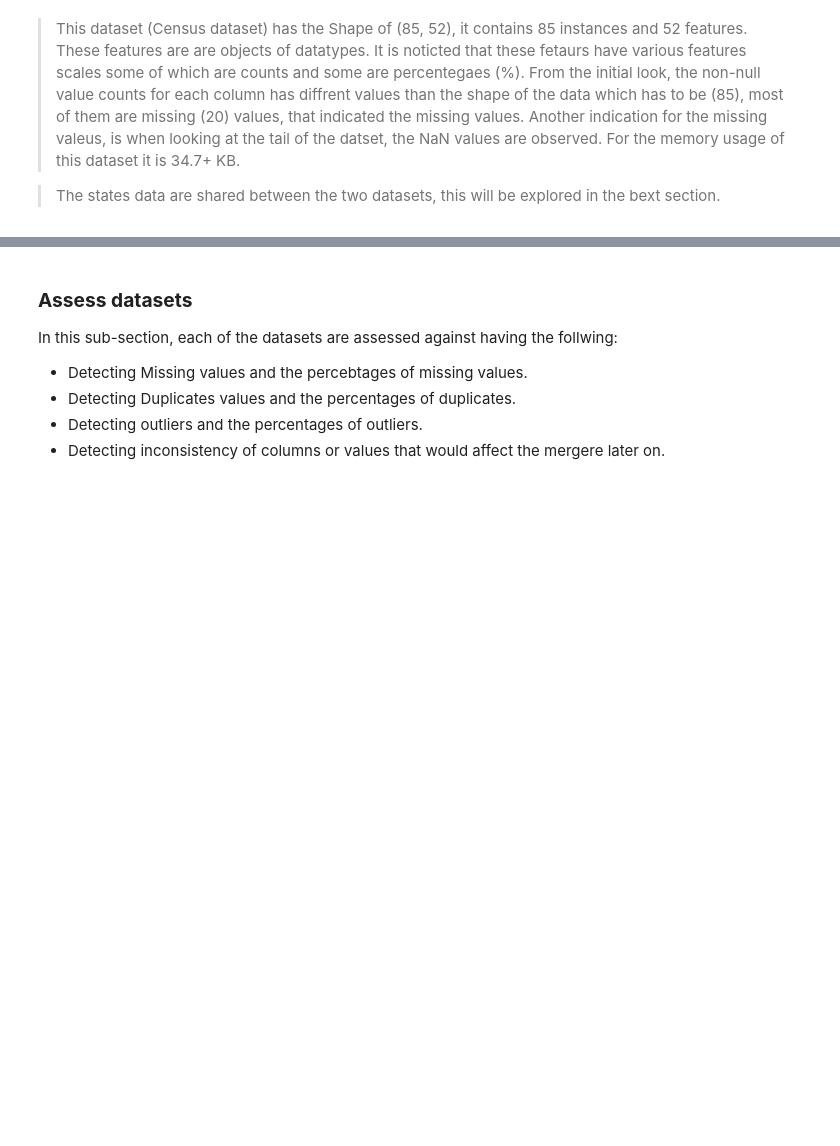
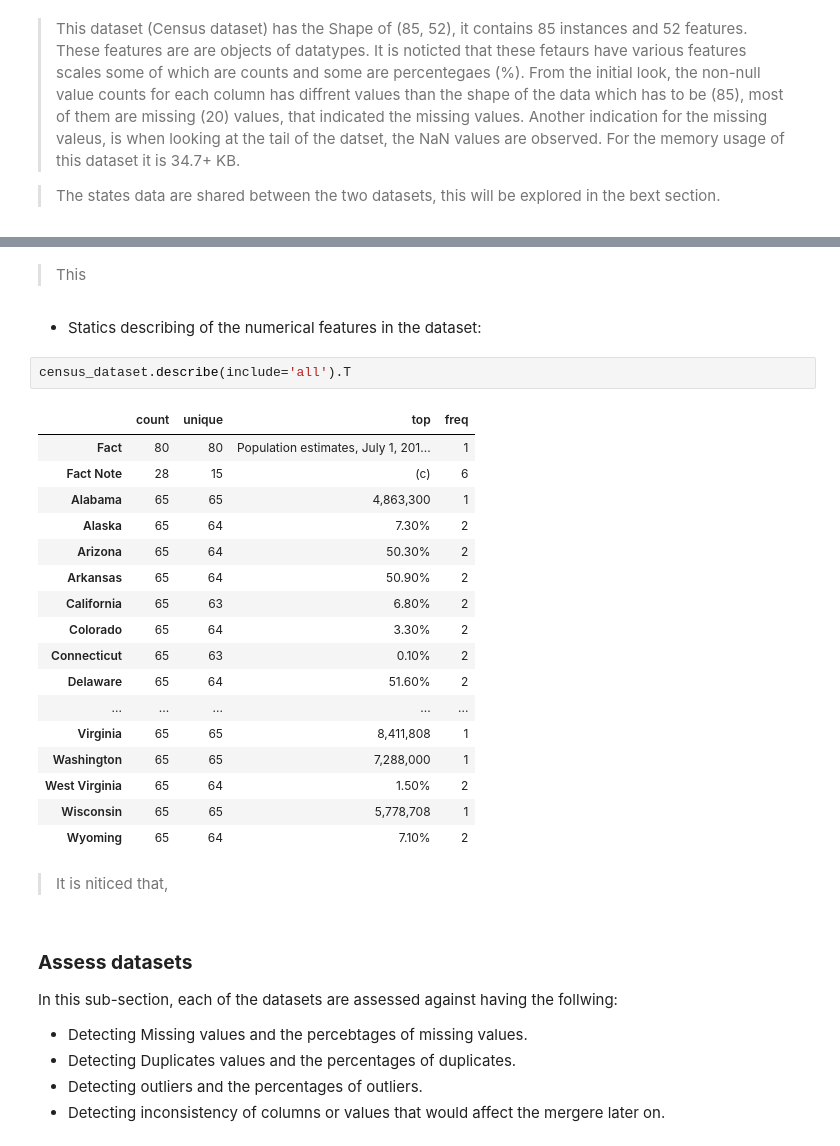
Before and after one commit to sondosaabed/NICS-firearm-background-checks-investigation, a Jupyter notebook: Investigatimg_Ncis_and_Census_data.ipynb, the cells around one changed output, grey strips where cells are left out. Saved outputs shown, nothing was run; the diff lists cells and outputs as text; blank space fills up the shorter version.

```diff
--- a/Investigatimg_Ncis_and_Census_data.ipynb
+++ b/Investigatimg_Ncis_and_Census_data.ipynb
@@ -300,3 +374,29 @@ None
+# %% [markdown]
+> This
+# %% [markdown]
+- Statics describing of the numerical features in the dataset:
+# %%
+census_dataset.describe(include='all').T
+# %% [output]
+|  | count | unique | top | freq |
+| Fact | 80 | 80 | Population estimates, July 1, 201... | 1 |
+| Fact Note | 28 | 15 | (c) | 6 |
+| Alabama | 65 | 65 | 4,863,300 | 1 |
+| Alaska | 65 | 64 | 7.30% | 2 |
+| Arizona | 65 | 64 | 50.30% | 2 |
+| Arkansas | 65 | 64 | 50.90% | 2 |
+| California | 65 | 63 | 6.80% | 2 |
+| Colorado | 65 | 64 | 3.30% | 2 |
+| Connecticut | 65 | 63 | 0.10% | 2 |
+| Delaware | 65 | 64 | 51.60% | 2 |
+| ... | ... | ... | ... | ... |
+| Virginia | 65 | 65 | 8,411,808 | 1 |
+| Washington | 65 | 65 | 7,288,000 | 1 |
+| West Virginia | 65 | 64 | 1.50% | 2 |
+| Wisconsin | 65 | 65 | 5,778,708 | 1 |
+| Wyoming | 65 | 64 | 7.10% | 2 |
+# %% [markdown]
+>It is niticed that,
 # %% [markdown]
 ### **Assess datasets**
 In this sub-section, each of the datasets are assessed against having the follwing:
```
Also changed, not shown: parts of 19 cells of this notebook.
